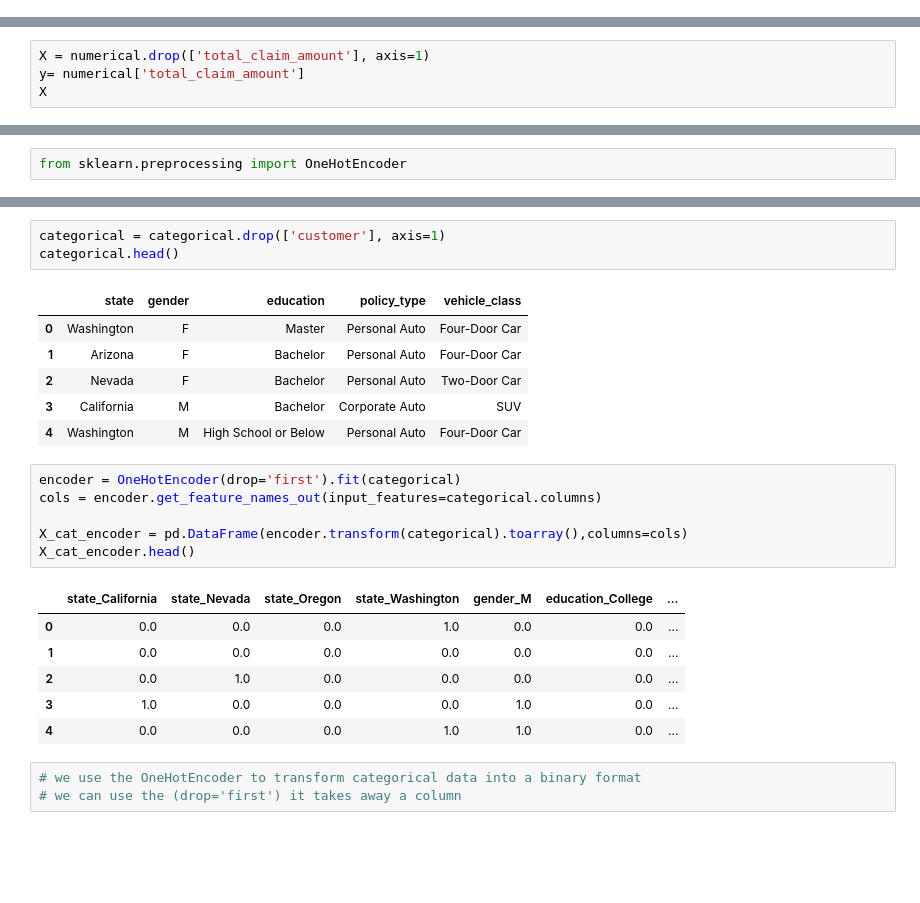
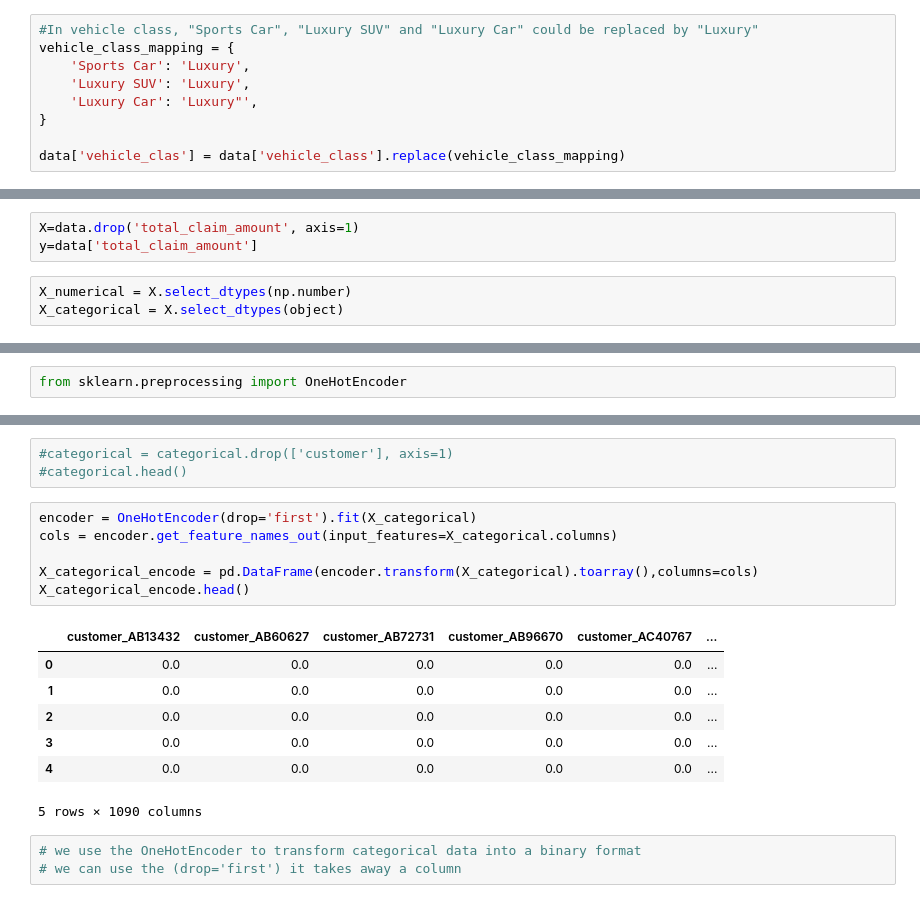
Before and after one commit to Jessica-DA23/lab-dw-data-cleaning-and-formatting, a Jupyter notebook: lab-dw-data-cleaning-and-formatting.ipynb, the cells around one changed output, grey strips where cells are left out. Cells and saved outputs as stored; diff of their text form; blank space fills up the shorter version.

```diff
--- a/lab-dw-data-cleaning-and-formatting.ipynb
+++ b/lab-dw-data-cleaning-and-formatting.ipynb
@@ -223,0 +218,9 @@ vehicle_class_mapping
+# %%
+#In vehicle class, "Sports Car", "Luxury SUV" and "Luxury Car" could be replaced by "Luxury"
+vehicle_class_mapping = {
+    'Sports Car': 'Luxury',
+    'Luxury SUV': 'Luxury',
+    'Luxury Car': 'Luxury"',
+}
+
+data['vehicle_clas'] = data['vehicle_class'].replace(vehicle_class_mapping)
@@ -757,7 +776,9 @@ plt.show()
 X-y split.
 
 Scaling (numerical).
+# %%
+X=data.drop('total_claim_amount', axis=1)
+y=data['total_claim_amount']
 # %%
-X = numerical.drop(['total_claim_amount'], axis=1)
-y= numerical['total_claim_amount']
-X
+X_numerical = X.select_dtypes(np.number)
+X_categorical = X.select_dtypes(object)
@@ -839,26 +842,20 @@ categorical
 # %%
-categorical = categorical.drop(['customer'], axis=1)
-categorical.head()
+#categorical = categorical.drop(['customer'], axis=1)
+#categorical.head()
-# %% [output]
-|  | state | gender | education | policy_type | vehicle_class |
-| 0 | Washington | F | Master | Personal Auto | Four-Door Car |
-| 1 | Arizona | F | Bachelor | Personal Auto | Four-Door Car |
-| 2 | Nevada | F | Bachelor | Personal Auto | Two-Door Car |
-| 3 | California | M | Bachelor | Corporate Auto | SUV |
-| 4 | Washington | M | High School or Below | Personal Auto | Four-Door Car |
 # %%
-encoder = OneHotEncoder(drop='first').fit(categorical)
-cols = encoder.get_feature_names_out(input_features=categorical.columns)
+encoder = OneHotEncoder(drop='first').fit(X_categorical)
+cols = encoder.get_feature_names_out(input_features=X_categorical.columns)
 
-X_cat_encoder = pd.DataFrame(encoder.transform(categorical).toarray(),columns=cols)
-X_cat_encoder.head()
+X_categorical_encode = pd.DataFrame(encoder.transform(X_categorical).toarray(),columns=cols)
+X_categorical_encode.head()
 # %% [output]
-|  | state_California | state_Nevada | state_Oregon | state_Washington | gender_M | education_College | ... |
-| 0 | 0.0 | 0.0 | 0.0 | 1.0 | 0.0 | 0.0 | ... |
-| 1 | 0.0 | 0.0 | 0.0 | 0.0 | 0.0 | 0.0 | ... |
-| 2 | 0.0 | 1.0 | 0.0 | 0.0 | 0.0 | 0.0 | ... |
-| 3 | 1.0 | 0.0 | 0.0 | 0.0 | 1.0 | 0.0 | ... |
-| 4 | 0.0 | 0.0 | 0.0 | 1.0 | 1.0 | 0.0 | ... |
+|  | customer_AB13432 | customer_AB60627 | customer_AB72731 | customer_AB96670 | customer_AC40767 | ... |
+| 0 | 0.0 | 0.0 | 0.0 | 0.0 | 0.0 | ... |
+| 1 | 0.0 | 0.0 | 0.0 | 0.0 | 0.0 | ... |
+| 2 | 0.0 | 0.0 | 0.0 | 0.0 | 0.0 | ... |
+| 3 | 0.0 | 0.0 | 0.0 | 0.0 | 0.0 | ... |
+| 4 | 0.0 | 0.0 | 0.0 | 0.0 | 0.0 | ... |
+5 rows × 1090 columns
 # %%
 # we use the OneHotEncoder to transform categorical data into a binary format
 # we can use the (drop='first') it takes away a column
```
Also changed, not shown: parts of 35 cells of this notebook, 2 other files.
